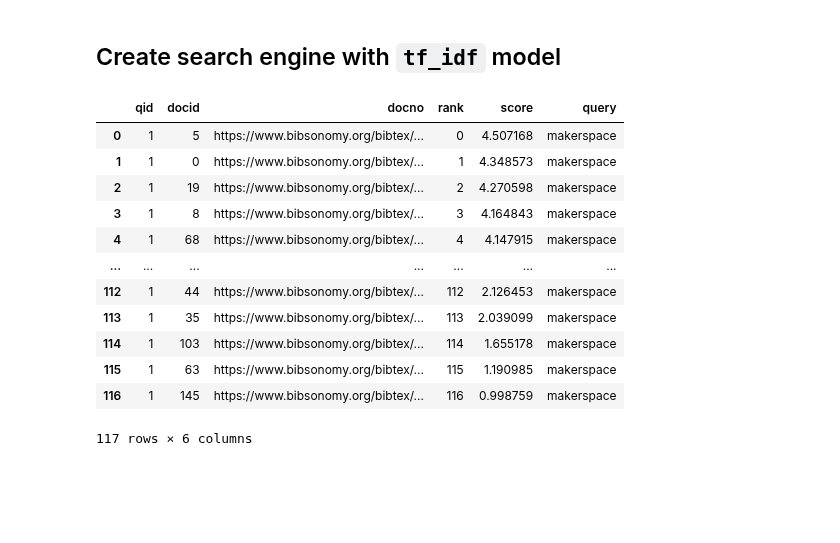
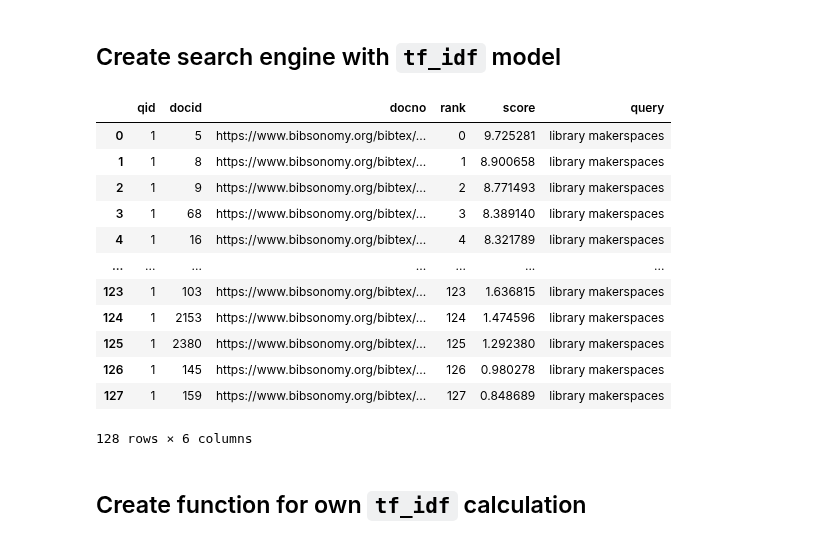
Before and after one commit to th-schmidt/2023-2024_Data_Librarian_Thomas_Schmidt, a Jupyter notebook: Modul_2/pyterrier-tut/pyterrier_aufgabe.ipynb, the cells around one changed output. Cells and saved outputs as stored; diff of their text form; code cells hidden in the pictures; blank space fills up the shorter version.

```diff
--- a/Modul_2/pyterrier-tut/pyterrier_aufgabe.ipynb
+++ b/Modul_2/pyterrier-tut/pyterrier_aufgabe.ipynb
@@ -94,0 +235,3 @@ makerspace_dict[0:1]
+# %%
+# Define output location for cleaned json_data
+json_outfile = './bibsonomy_clean_data/makerspace_vr.json'
@@ -96,0 +242,3 @@ makerspace_dict[0:1]
+# %%
+df_filtered = pd.read_json(json_outfile)
+df_filtered.head(2)
@@ -99,3 +251,6 @@ if not pt.started():
     pt.init()
 # %% [markdown]
 ## Create `pt.IterDictIndexer`
+# %%
+data_dict = df_filtered.to_dict(orient='records')
+data_dict[0:1]
@@ -104,15 +275,16 @@ if not pt.started():
 index_folder_mult = './makerspace_index_mult'
 
 # Dict fields for index
-fields = ['docno', 'text', 'abstract', 'tags', 'pup_type']
+fields = ['docno', 'text', 'abstract', 'tags']
 
 # Create indexer object for dictionary == IterDictIndexer
 indexer_mult = pt.IterDictIndexer(index_folder_mult,
                                   meta={'docno': 200, 'text': 4096},
-                                  overwrite=True)
+                                  overwrite=True,
+                                  stemmer='porter')
 
 # Create index by passing data -> Dict and fields
-index_ref_mult = indexer_mult.index(makerspace_dict, fields=fields)
+index_ref_mult = indexer_mult.index(data_dict, fields=fields)
 # %% [markdown]
 ## Create Indexer
 # %%
@@ -225,19 +404,21 @@ tf.search('library makerspaces')
 # %%
 tf_idf = pt.BatchRetrieve(index_mult, wmodel='TF_IDF')
 # %%
-result = tf_idf.search('makerspace')
+result = tf_idf.search('library makerspaces')
 result
 # %% [output]
 |  | qid | docid | docno | rank | score | query |
-| 0 | 1 | 5 | https://www.bibsonomy.org/bibtex/... | 0 | 4.507168 | makerspace |
-| 1 | 1 | 0 | https://www.bibsonomy.org/bibtex/... | 1 | 4.348573 | makerspace |
-| 2 | 1 | 19 | https://www.bibsonomy.org/bibtex/... | 2 | 4.270598 | makerspace |
-| 3 | 1 | 8 | https://www.bibsonomy.org/bibtex/... | 3 | 4.164843 | makerspace |
-| 4 | 1 | 68 | https://www.bibsonomy.org/bibtex/... | 4 | 4.147915 | makerspace |
+| 0 | 1 | 5 | https://www.bibsonomy.org/bibtex/... | 0 | 9.725281 | library makerspaces |
+| 1 | 1 | 8 | https://www.bibsonomy.org/bibtex/... | 1 | 8.900658 | library makerspaces |
+| 2 | 1 | 9 | https://www.bibsonomy.org/bibtex/... | 2 | 8.771493 | library makerspaces |
+| 3 | 1 | 68 | https://www.bibsonomy.org/bibtex/... | 3 | 8.389140 | library makerspaces |
+| 4 | 1 | 16 | https://www.bibsonomy.org/bibtex/... | 4 | 8.321789 | library makerspaces |
 | ... | ... | ... | ... | ... | ... | ... |
-| 112 | 1 | 44 | https://www.bibsonomy.org/bibtex/... | 112 | 2.126453 | makerspace |
-| 113 | 1 | 35 | https://www.bibsonomy.org/bibtex/... | 113 | 2.039099 | makerspace |
-| 114 | 1 | 103 | https://www.bibsonomy.org/bibtex/... | 114 | 1.655178 | makerspace |
-| 115 | 1 | 63 | https://www.bibsonomy.org/bibtex/... | 115 | 1.190985 | makerspace |
-| 116 | 1 | 145 | https://www.bibsonomy.org/bibtex/... | 116 | 0.998759 | makerspace |
+| 123 | 1 | 103 | https://www.bibsonomy.org/bibtex/... | 123 | 1.636815 | library makerspaces |
+| 124 | 1 | 2153 | https://www.bibsonomy.org/bibtex/... | 124 | 1.474596 | library makerspaces |
+| 125 | 1 | 2380 | https://www.bibsonomy.org/bibtex/... | 125 | 1.292380 | library makerspaces |
+| 126 | 1 | 145 | https://www.bibsonomy.org/bibtex/... | 126 | 0.980278 | library makerspaces |
+| 127 | 1 | 159 | https://www.bibsonomy.org/bibtex/... | 127 | 0.848689 | library makerspaces |
-117 rows × 6 columns
+128 rows × 6 columns
+# %% [markdown]
+## Create function for own `tf_idf` calculation
```
Also changed, not shown: parts of 61 cells of this notebook, 9 other files.
